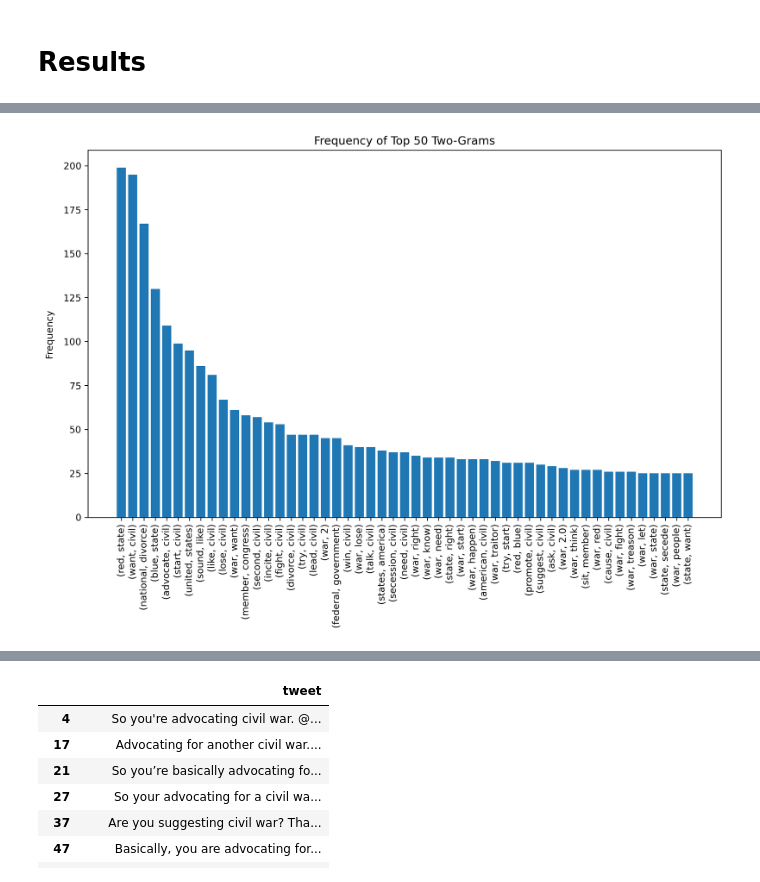
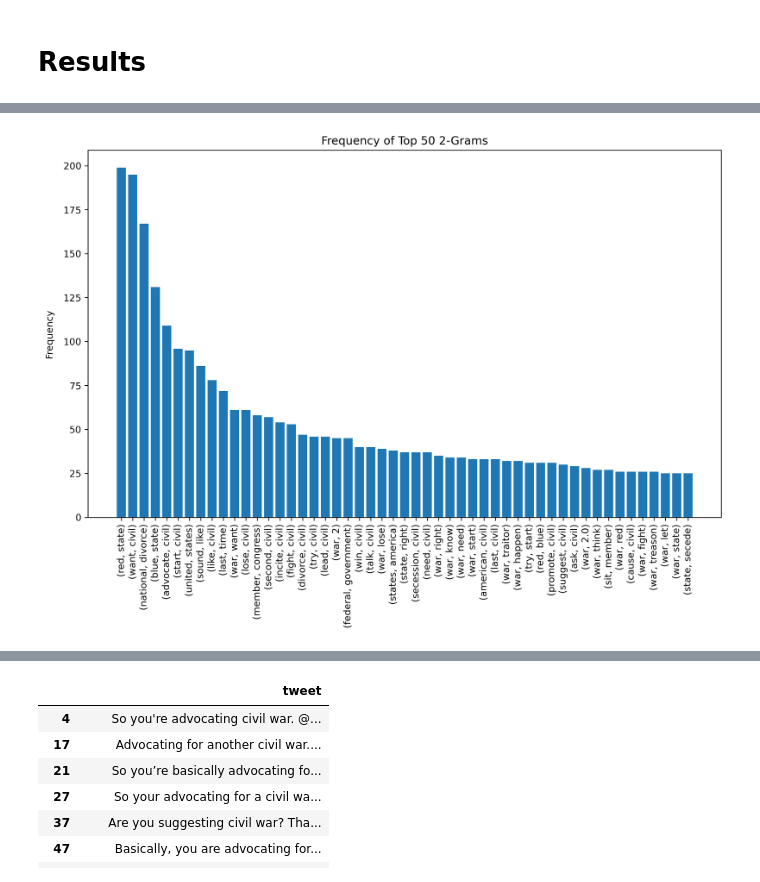
Before and after one commit to ozzarahtabazz/civil_war_tweets, a Jupyter notebook: Twitter Project (P).ipynb, the cells around one changed output, grey strips where cells are left out. Drawn from its saved outputs; the diff is of its cells as text; code cells hidden in the pictures.

```diff
--- a/Twitter Project (P).ipynb
+++ b/Twitter Project (P).ipynb
@@ -245,8 +271,9 @@ r()
 # %%
-# Scrap Tweets
-## Twitterhandle is only used to remove duplicate tweets
-## the twitterhandle columns is dropped afterwards.
+if scrape_data:
+    # Scrap Tweets
+    ## Note: twitterhandle is only used to remove duplicate tweets
+    ## the twitterhandle columns is dropped afterwards.
 
-tweets = pd.DataFrame(columns = ['twitterhandle', 'date', 'tweet'])
-row_id = 0
+    tweets = pd.DataFrame(columns = ['twitterhandle', 'date', 'tweet'])
+    row_id = 0
 # %%
@@ -320,12 +353,9 @@ tweets.reset_index(inplace = True, drop = True)
 # %% [markdown]
 Here is the final product.
 # %%
-save = False
-load = False
-
-if save:
+if scrape_data:
     tweets.to_excel("tweets.xlsx", index= False)
-if load:
+else:
     tweets = pd.read_excel("tweets.xlsx")
 # %% [markdown]
 # Preprocessing the Text
@@ -341,14 +373,16 @@ tweets_list = [x.lower() for x in tweets_list]
 # %%
-# Tokenize tweets
 import spacy
 from spacy.tokenizer import _get_regex_pattern
 import re
 nlp = spacy.load('en_core_web_sm')
 
-# Add new regex patterns for token detection
+# Add new regex patterns for token detection, to detect
+#    Hashtags
+#    Percents
+#    words with - in them (i.e. high-tech)
 # Adapted from : https://stackoverflow.com/questions/43388476/how-could-spacy-tokenize-hashtag-as-a-whole
 re_token_match = _get_regex_pattern(nlp.Defaults.token_match)
-re_token_match = fr"({re_token_match}|#\w+|\w+['-]\w+|\d+%)"
+re_token_match = fr"({re_token_match}|#\w+|\w+-\w+|\d+%)"
 nlp.tokenizer.token_match = re.compile(re_token_match).match
 
 tweets_list = [nlp(x)    for x in tweets_list]
@@ -359,8 +405,13 @@ for ind, doc in enumerate(tweets_list):
 # %%
-# Remove spaces and punct, stop words, and any additional words to ignore
 from spacy.lang.en import stop_words
+custom_stop_words = stop_words.STOP_WORDS.difference({"first", "last", "keep", "former", "empty"})
+
+# Optional additional stop words to ignore. Write words in lowercase
 ignore = []
+custom_stop_words.update(set(ignore))
+
 for i in range(len(tweets_list)):
-    tweet = tweets_list[i]
-    tweets_list[i] = [token   for token in tweet  if not token.is_punct and not token.is_space and not token.is_stop
-                                                       and not token.text in ignore]
+    tweet_doc = tweets_list[i]
+    tweets_list[i] = [token   for token in tweet_doc  if not token.is_punct and
+                                                         not token.is_space and
+                                                         not token.text.lower() in custom_stop_words]
@@ -416,6 +522,5 @@ plot_grams(onegrams_freq, 3, 52, "Frequency of Top 50 One-Grams (Excluding Civil
 # %%
-twograms_freq = Counter(dict(sorted(Counter([str(twogram)  for twogram in twograms]).items(), key = lambda item: item[1], reverse = True)))
-plot_grams(twograms_freq, 2, 52, "Frequency of Top 50 Two-Grams")
+plot_grams(twograms_freq, 2, 52, "Frequency of Top 50 2-Grams")
 # %% [output]
-[figure, old version]
+[figure, new version]
 # %% [markdown]
```
Also changed, not shown: parts of 56 cells of this notebook.
